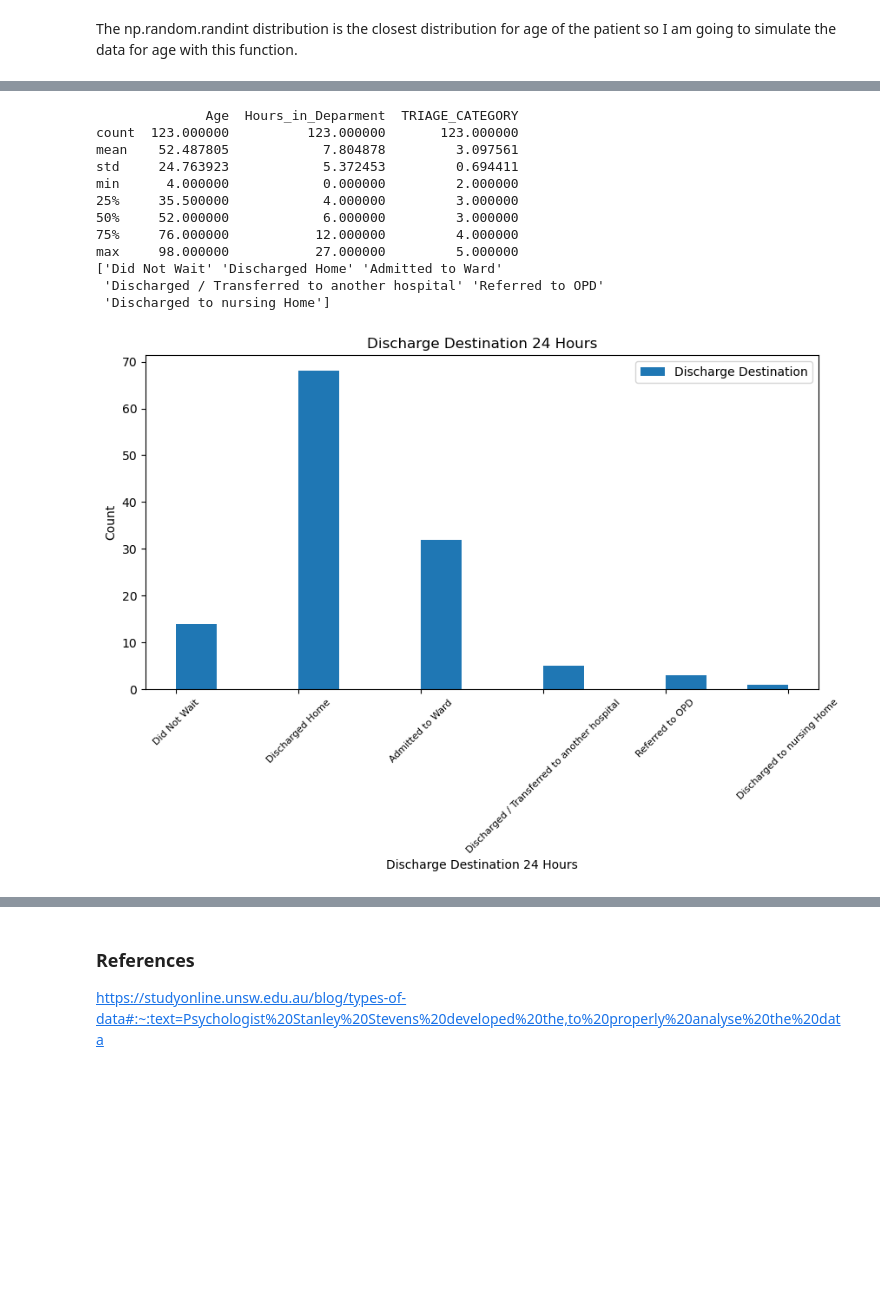
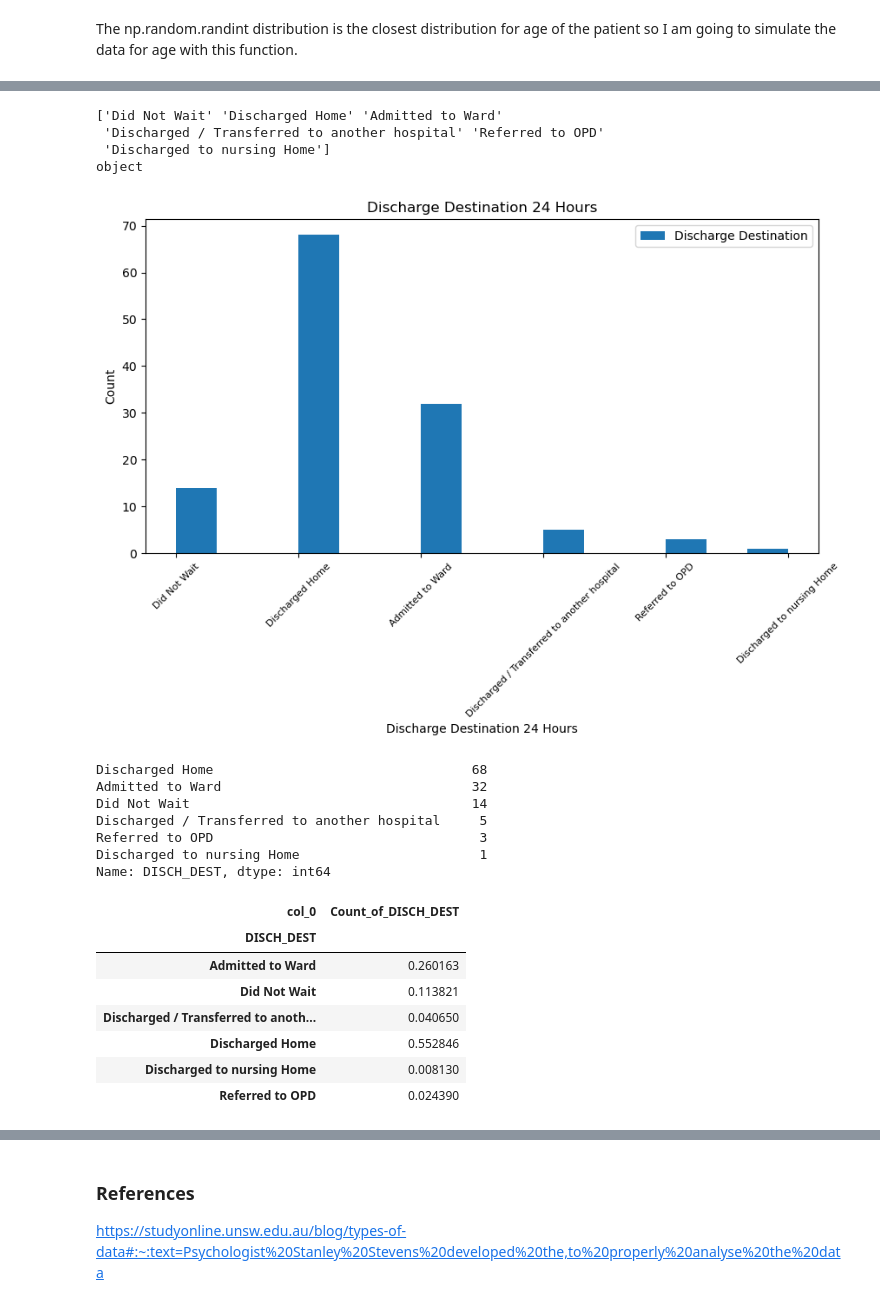
Before and after one commit to AudeAllen/PDA_Assignment, a Jupyter notebook: PDA_Assignment.ipynb, the cells around one changed output, grey strips where cells are left out. Saved outputs shown, nothing was run; the diff lists cells and outputs as text; code cells hidden in the pictures; blank space fills up the shorter version.

```diff
--- a/PDA_Assignment.ipynb
+++ b/PDA_Assignment.ipynb
@@ -497,19 +526,18 @@ The DISCH_DEST is the location the patient goes to after they leave the emergenc
 # %%
+# Histogram for Discharge Distination Variable
+
 df = pd.read_csv('EDAttendances24Hour.csv')
 
-
-df
-
-summary = df.describe()
-
-print (summary)
+# Output unique values of the column DISCH_DEST
 
 unique_vals = df['DISCH_DEST'].unique()
 
 print(unique_vals)
 
+# Output datatype of the column age
+DISCHDESTDataType  = df['DISCH_DEST'].dtypes
 
-
+print(DISCHDESTDataType)
 
 
 plt.figure(figsize = (10, 5))
@@ -524,16 +552,42 @@ plt.xticks(fontsize=8)
 plt.savefig('Images/Discharge Destination 24 Hours.png')# Save to PNG file in the Images folder
 plt.show()
 # %% [output]
-              Age  Hours_in_Deparment  TRIAGE_CATEGORY
-count  123.000000          123.000000       123.000000
-mean    52.487805            7.804878         3.097561
-std     24.763923            5.372453         0.694411
-min      4.000000            0.000000         2.000000
-25%     35.500000            4.000000         3.000000
-50%     52.000000            6.000000         3.000000
-75%     76.000000           12.000000         4.000000
-max     98.000000           27.000000         5.000000
 ['Did Not Wait' 'Discharged Home' 'Admitted to Ward'
  'Discharged / Transferred to another hospital' 'Referred to OPD'
  'Discharged to nursing Home']
+object
 [figure]
+# %%
+import pandas as pd
+import seaborn as sns
+import matplotlib.pyplot as plt
+
+EDAttendances24Hour  = pd.read_csv('EDAttendances24Hour.csv')
+
+df = EDAttendances24Hour['DISCH_DEST'].value_counts()
+print(df)
+
+
+# one way frequency table for the DISCH_DEST column.
+freq_table = pd.crosstab(EDAttendances24Hour['DISCH_DEST'], 'Count_of_DISCH_DEST')
+
+# frequency table in proportion of DISCH_DEST
+freq_table= freq_table/len(EDAttendances24Hour)
+
+freq_table
+# %% [output]
+Discharged Home                                 68
+Admitted to Ward                                32
+Did Not Wait                                    14
+Discharged / Transferred to another hospital     5
+Referred to OPD                                  3
+Discharged to nursing Home                       1
+Name: DISCH_DEST, dtype: int64
+| col_0 | Count_of_DISCH_DEST |
+| DISCH_DEST |  |
+| Admitted to Ward | 0.260163 |
+| Did Not Wait | 0.113821 |
+| Discharged / Transferred to anoth... | 0.040650 |
+| Discharged Home | 0.552846 |
+| Discharged to nursing Home | 0.008130 |
+| Referred to OPD | 0.024390 |
```
Also changed, not shown: parts of 10 cells of this notebook, 7 other files.
